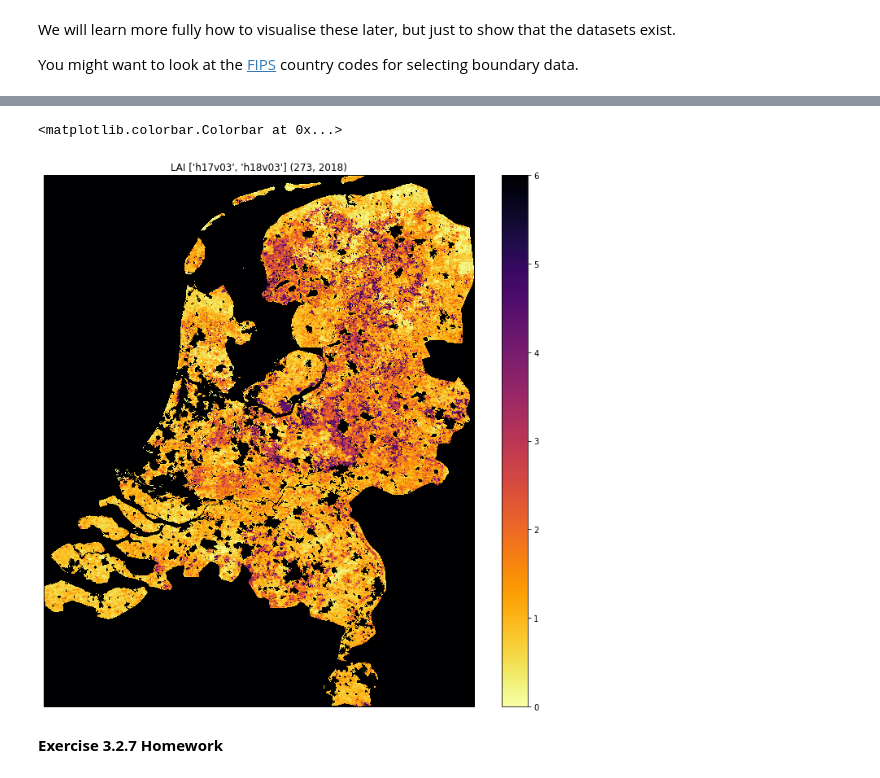
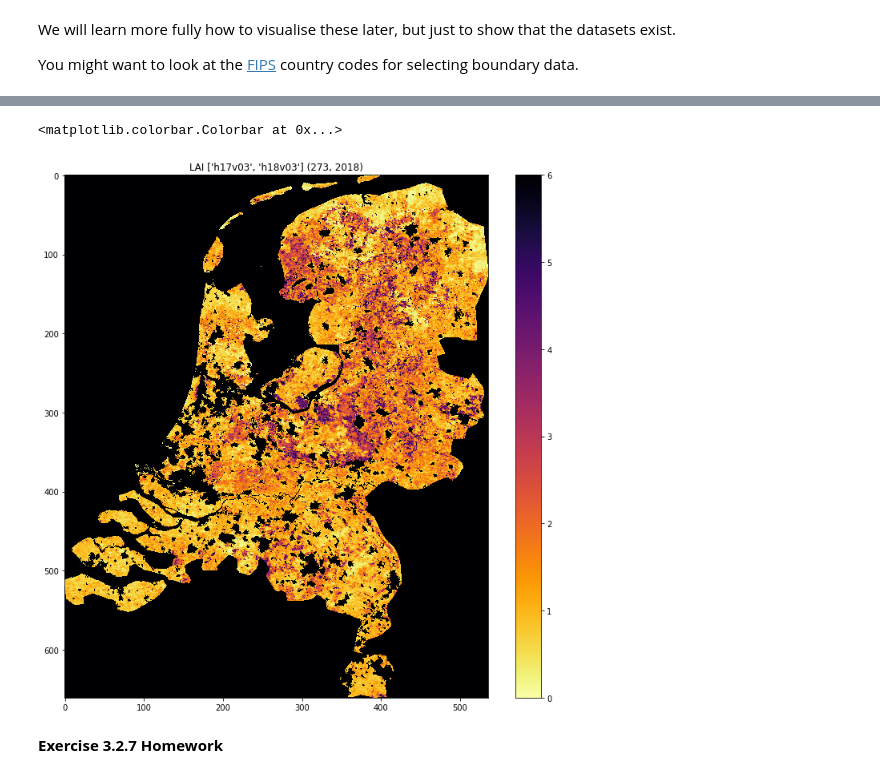
Before and after one commit to profLewis/geog0111_OLD, a Jupyter notebook: Chapter3_2_MODIS_download.ipynb, the cells around one changed output, grey strips where cells are left out. Drawn from its saved outputs; the diff is of its cells as text; code cells hidden in the pictures.

Commit message:
updated from geog0111

```diff
--- a/Chapter3_2_MODIS_download.ipynb
+++ b/Chapter3_2_MODIS_download.ipynb
@@ -597,10 +595,7 @@ fig.colorbar(im, ax=axs)
 # %%
 from geog0111.get_modis_files import get_modis_files
-from geog0111.today import today
 import gdal
 import matplotlib.pylab as plt
-import cartopy.crs as ccrs
-import cartopy.feature as cfeature
 import numpy as np
 
 def mosaic_and_mask_data(gdal_fnames, vector_file, vector_where):
@@ -613,44 +608,39 @@ def mosaic_and_mask_data(gdal_fnames, vector_file, vector_where):
 
 doy,year = 273,2018
 tiles = ['h17v03', 'h18v03']
 destination_folder = 'data'
 
 filenames = get_modis_files(doy,year,tiles,base_url='https://e4ftl01.cr.usgs.gov/MOTA',\
                                            version=6,\
                                            product='MCD15A3H')
 
 # this part is to access a particular dataset in the file
 gdal_fnames = [f'HDF4_EOS:EOS_GRID:"{file_name:s}":MOD_Grid_MCD15A3H:Lai_500m'
                for file_name in filenames]
 
 g = mosaic_and_mask_data(gdal_fnames, "data/TM_WORLD_BORDERS-0.3.shp",
                          "FIPS='NL'")
 
 lai = np.array(g.ReadAsArray()).astype(float) * 0.1 # for LAI scaling
-# vcalid data mask
+# valid data mask
 mask = np.nonzero(lai < 20)
 min_y = mask[0].min()
 max_y = mask[0].max() + 1
 
 min_x = mask[1].min()
 max_x = mask[1].max() + 1
 
 lai = lai[min_y:max_y,
                min_x:max_x]
 
-X0,XS,Xo,Y0,Yo,YS = g.GetGeoTransform()
-bounds = (X0,X0+XS*lai.shape[1],Y0,Y0+YS*lai.shape[0])
-
 fig = plt.figure(figsize=(12,12))
-axs = plt.subplot(1,1,1,projection=ccrs.Sinusoidal())
-axs.set_extent(bounds,ccrs.Sinusoidal())
-im = axs.imshow(lai, interpolation="nearest", vmin=0, vmax=6,
-             cmap=plt.cm.inferno_r, transform=ccrs.Sinusoidal(),extent=bounds)
-axs.set_title('LAI'+' '+str(tiles)+' '+str((doy,year)))
-fig.colorbar(im, ax=axs)
+im = plt.imshow(lai, interpolation="nearest", vmin=0, vmax=6,
+             cmap=plt.cm.inferno_r)
+plt.title('LAI'+' '+str(tiles)+' '+str((doy,year)))
+plt.colorbar()
 # %% [output]
 <matplotlib.colorbar.Colorbar at 0x...>
-[figure, old version]
+[figure, new version]
 # %% [markdown]
 **Exercise 3.2.7 Homework**
 # %% [markdown]
```
Also changed, not shown: parts of 3 cells of this notebook, 3 other files.
